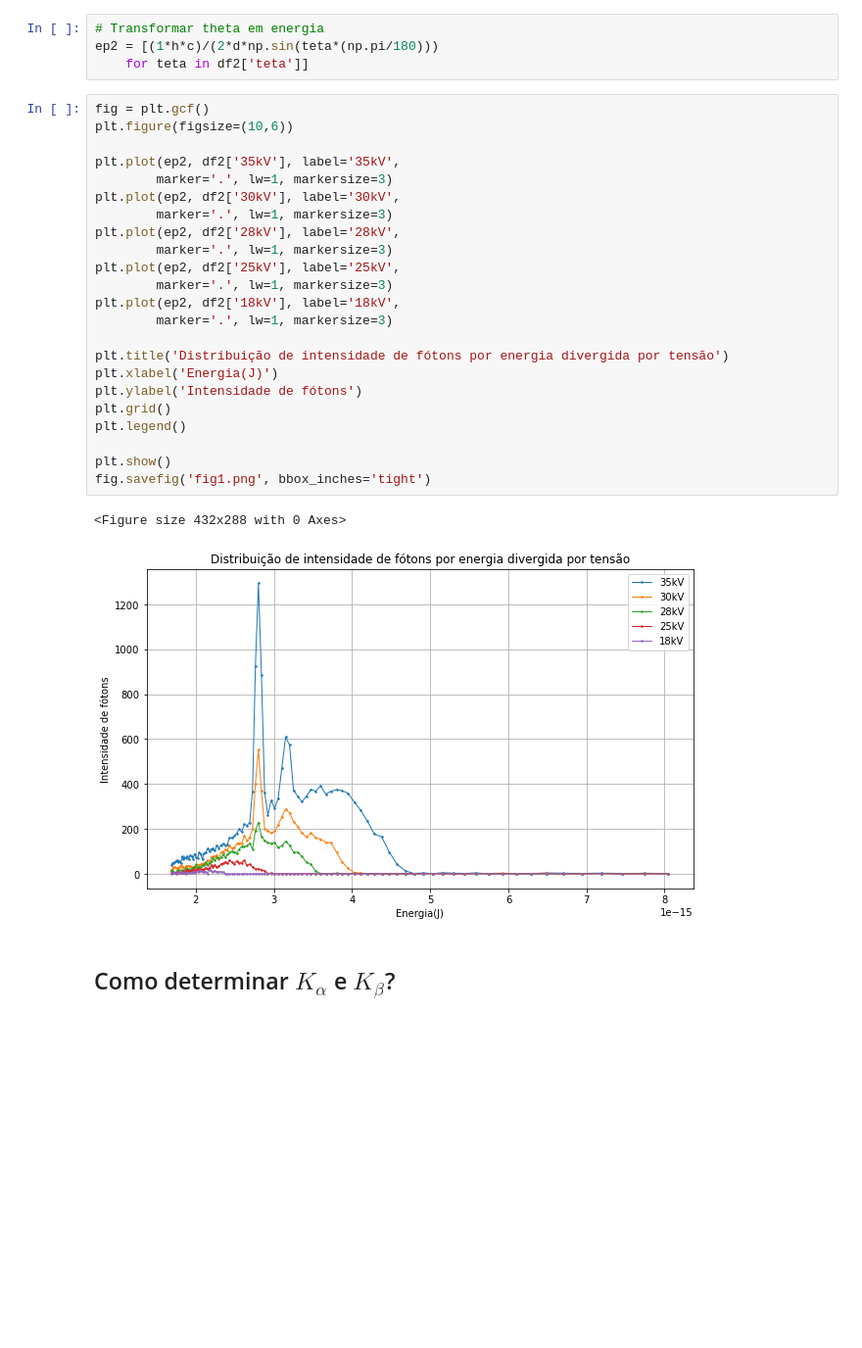
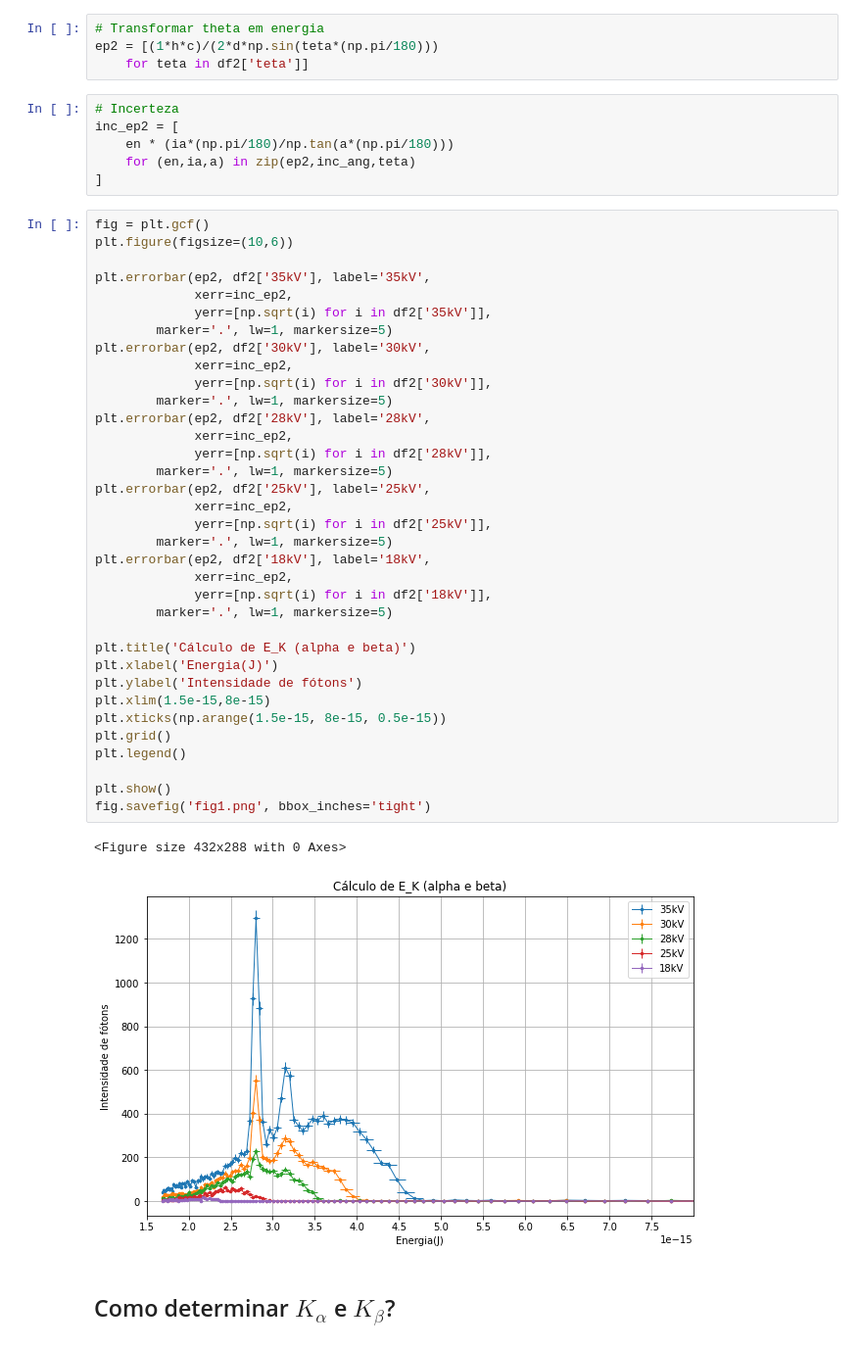
Before and after one commit to leonardovaladao/QuantumLab, a Jupyter notebook: 3. RaioX/Análise.ipynb, the cells around one changed output. Shown: that part at 98% size. Drawn from its saved outputs; the diff is of its cells as text; blank space fills up the shorter version.

```diff
--- a/3. RaioX/Análise.ipynb
+++ b/3. RaioX/Análise.ipynb
@@ -211,32 +230,50 @@ Transformaremos o ângulo em energia considerando que $E = \frac{nhc}{2dsin(\the
 # Transformar theta em energia
 ep2 = [(1*h*c)/(2*d*np.sin(teta*(np.pi/180)))
     for teta in df2['teta']]
+# %%
+# Incerteza
+inc_ep2 = [
+    en * (ia*(np.pi/180)/np.tan(a*(np.pi/180)))
+    for (en,ia,a) in zip(ep2,inc_ang,teta)
+]
 # %%
 fig = plt.gcf()
 plt.figure(figsize=(10,6))
 
-plt.plot(ep2, df2['35kV'], label='35kV',
-        marker='.', lw=1, markersize=3)
-plt.plot(ep2, df2['30kV'], label='30kV',
-        marker='.', lw=1, markersize=3)
-plt.plot(ep2, df2['28kV'], label='28kV',
-        marker='.', lw=1, markersize=3)
-plt.plot(ep2, df2['25kV'], label='25kV',
-        marker='.', lw=1, markersize=3)
-plt.plot(ep2, df2['18kV'], label='18kV',
-        marker='.', lw=1, markersize=3)
+plt.errorbar(ep2, df2['35kV'], label='35kV',
+             xerr=inc_ep2,
+             yerr=[np.sqrt(i) for i in df2['35kV']],
+        marker='.', lw=1, markersize=5)
+plt.errorbar(ep2, df2['30kV'], label='30kV',
+             xerr=inc_ep2,
+             yerr=[np.sqrt(i) for i in df2['30kV']],
+        marker='.', lw=1, markersize=5)
+plt.errorbar(ep2, df2['28kV'], label='28kV',
+             xerr=inc_ep2,
+             yerr=[np.sqrt(i) for i in df2['28kV']],
+        marker='.', lw=1, markersize=5)
+plt.errorbar(ep2, df2['25kV'], label='25kV',
+             xerr=inc_ep2,
+             yerr=[np.sqrt(i) for i in df2['25kV']],
+        marker='.', lw=1, markersize=5)
+plt.errorbar(ep2, df2['18kV'], label='18kV',
+             xerr=inc_ep2,
+             yerr=[np.sqrt(i) for i in df2['18kV']],
+        marker='.', lw=1, markersize=5)
 
-plt.title('Distribuição de intensidade de fótons por energia divergida por tensão')
+plt.title('Cálculo de E_K (alpha e beta)')
 plt.xlabel('Energia(J)')
 plt.ylabel('Intensidade de fótons')
+plt.xlim(1.5e-15,8e-15)
+plt.xticks(np.arange(1.5e-15, 8e-15, 0.5e-15))
 plt.grid()
 plt.legend()
 
 plt.show()
 fig.savefig('fig1.png', bbox_inches='tight')
 # %% [output]
 <Figure size 432x288 with 0 Axes>
-[figure, old version]
+[figure, new version]
 # %% [markdown]
 ## Como determinar $K_\alpha$ e $K_\beta$?
 # %% [markdown]
```
Also changed, not shown: parts of 21 cells of this notebook.
